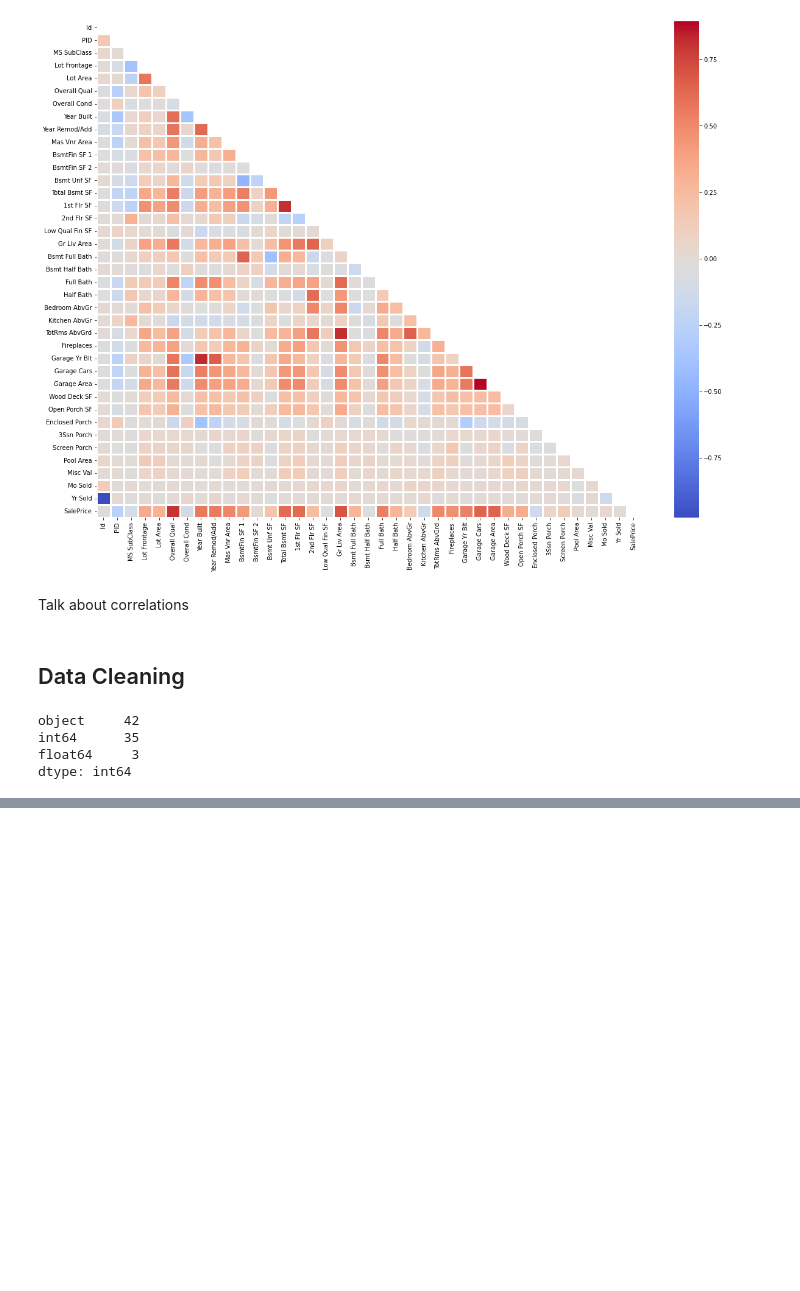
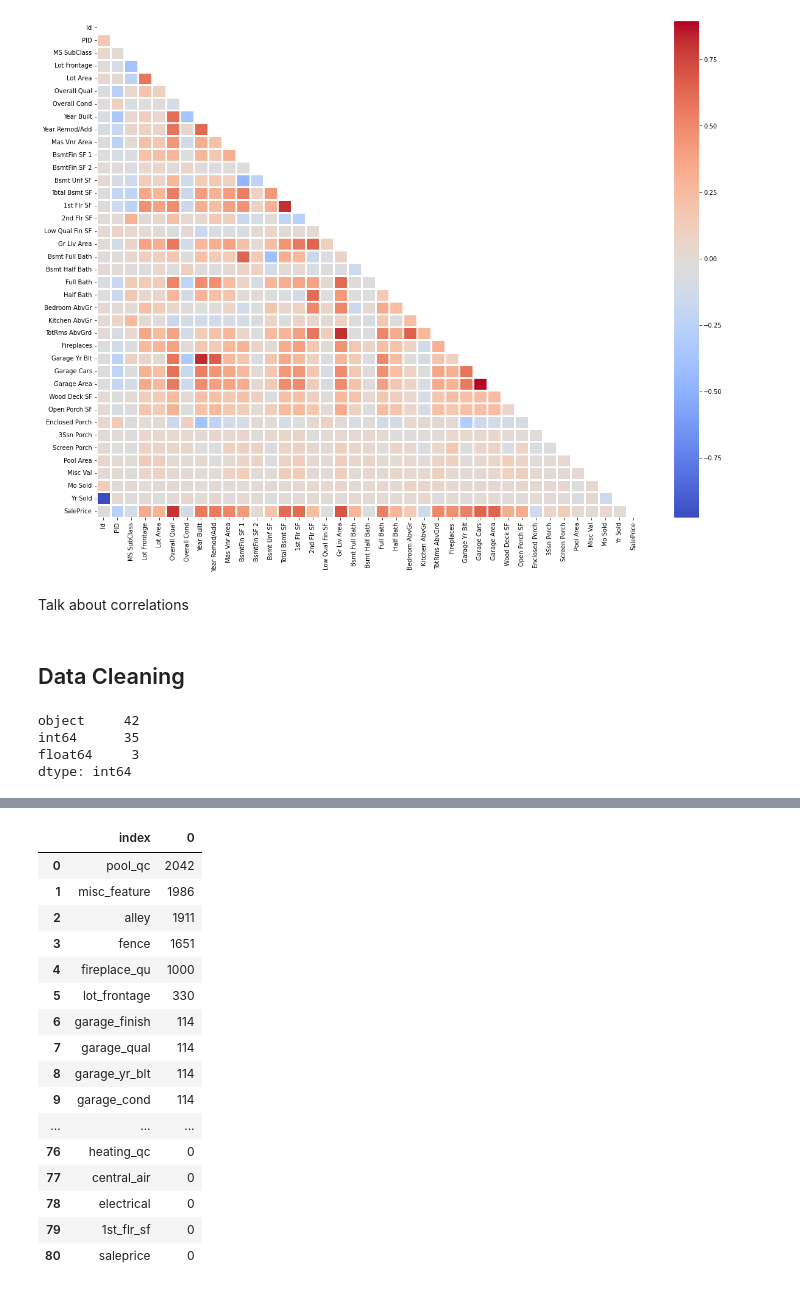
Before and after one commit to ngwtl/DSI-SG-24-projects, a Jupyter notebook: project_2/code/ethan-project-2-code.ipynb, the cells around one changed output, grey strips where cells are left out. Saved outputs shown, nothing was run; the diff lists cells and outputs as text; code cells hidden in the pictures; blank space fills up the shorter version.

```diff
--- a/project_2/code/ethan-project-2-code.ipynb
+++ b/project_2/code/ethan-project-2-code.ipynb
@@ -150 +150,23 @@ Half Bath            0
 dtype: int64
+# %%
+null_df = pd.DataFrame(train.isnull().sum().sort_values(ascending = False)).reset_index()
+# %%
+null_df
+# %% [output]
+|  | index | 0 |
+| 0 | pool_qc | 2042 |
+| 1 | misc_feature | 1986 |
+| 2 | alley | 1911 |
+| 3 | fence | 1651 |
+| 4 | fireplace_qu | 1000 |
+| 5 | lot_frontage | 330 |
+| 6 | garage_finish | 114 |
+| 7 | garage_qual | 114 |
+| 8 | garage_yr_blt | 114 |
+| 9 | garage_cond | 114 |
+| ... | ... | ... |
+| 76 | heating_qc | 0 |
+| 77 | central_air | 0 |
+| 78 | electrical | 0 |
+| 79 | 1st_flr_sf | 0 |
+| 80 | saleprice | 0 |
```
Also changed, not shown: parts of 4 cells of this notebook.
